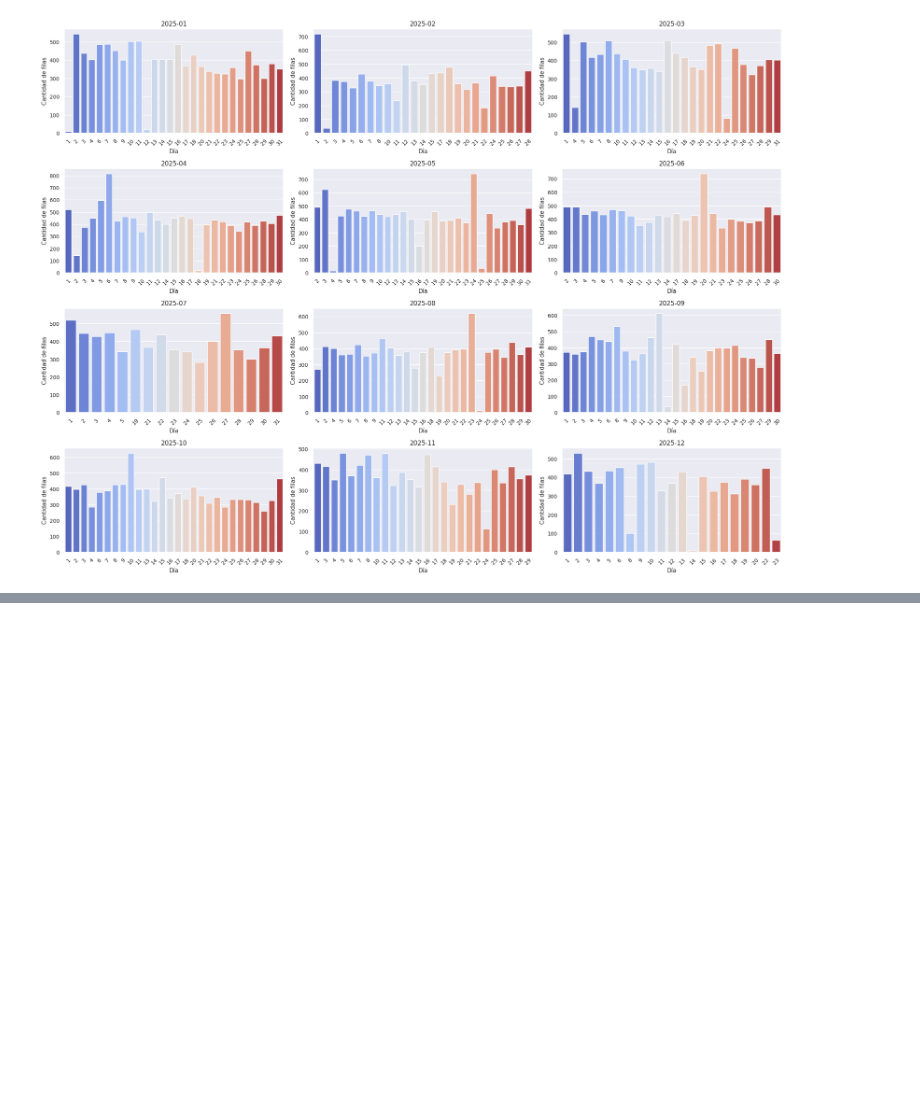
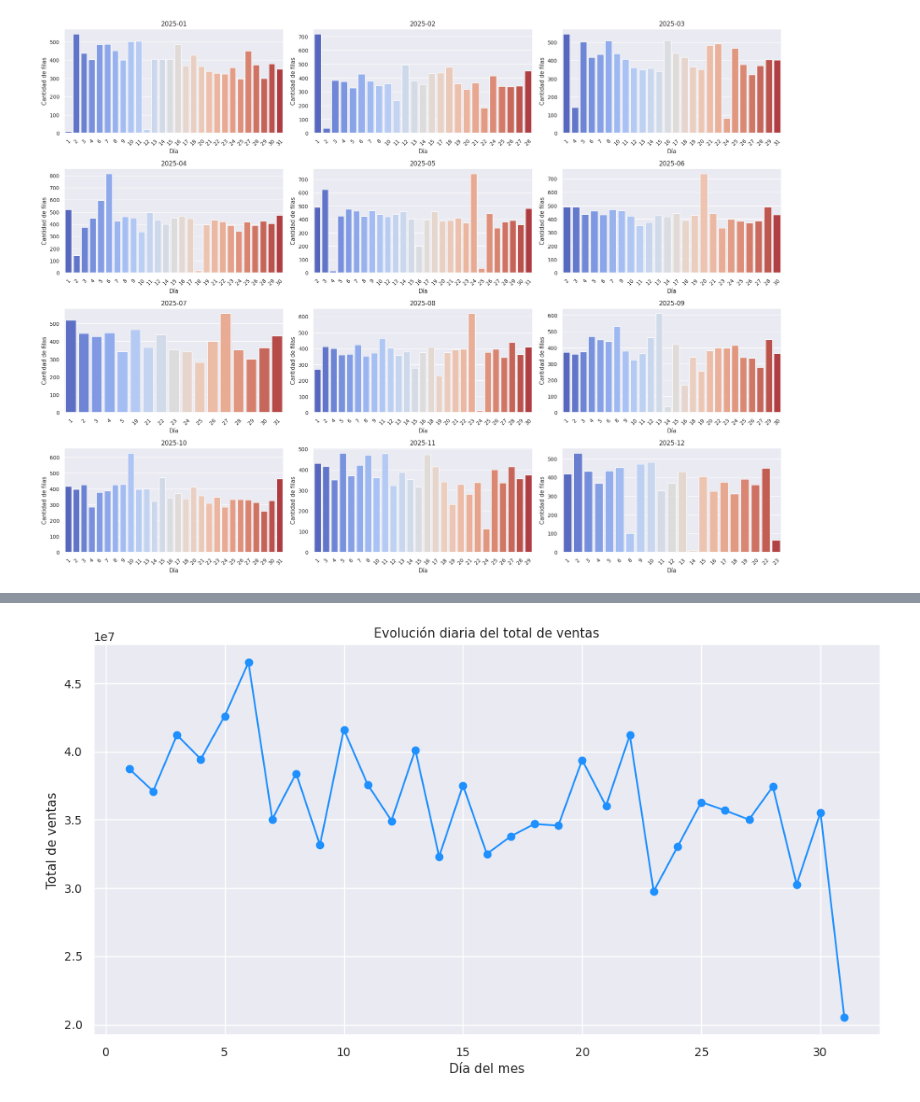
Before and after one commit to 4GeeksAcademy/sp-ml-20-final-project-g2, a Jupyter notebook: src/eda-guillermo.ipynb, the cells around one changed output, grey strips where cells are left out. Cells and saved outputs as stored; diff of their text form; code cells hidden in the pictures; blank space fills up the shorter version.

```diff
--- a/src/eda-guillermo.ipynb
+++ b/src/eda-guillermo.ipynb
@@ -945,0 +1009,4 @@ Passing `palette` without assigning `hue` is deprecated and will be removed in v
+# %%
+ventas_diarias = df.groupby('Día')['Total. Cliente'].sum().reset_index(name='Total_ventas')
+pd.set_option('display.float_format', '{:,.0f}'.format)
+ventas_diarias
@@ -945,0 +1031,9 @@ Passing `palette` without assigning `hue` is deprecated and will be removed in v
+# %%
+plt.figure(figsize=(12,6))
+plt.plot(ventas_diarias['Día'], ventas_diarias['Total_ventas'], marker='o', linestyle='-', color='dodgerblue')
+plt.xlabel('Día del mes')
+plt.ylabel('Total de ventas')
+plt.title('Evolución diaria del total de ventas')
+plt.grid(True)
+# %% [output]
+[figure, added]
```
Also changed, not shown: parts of 10 cells of this notebook.
